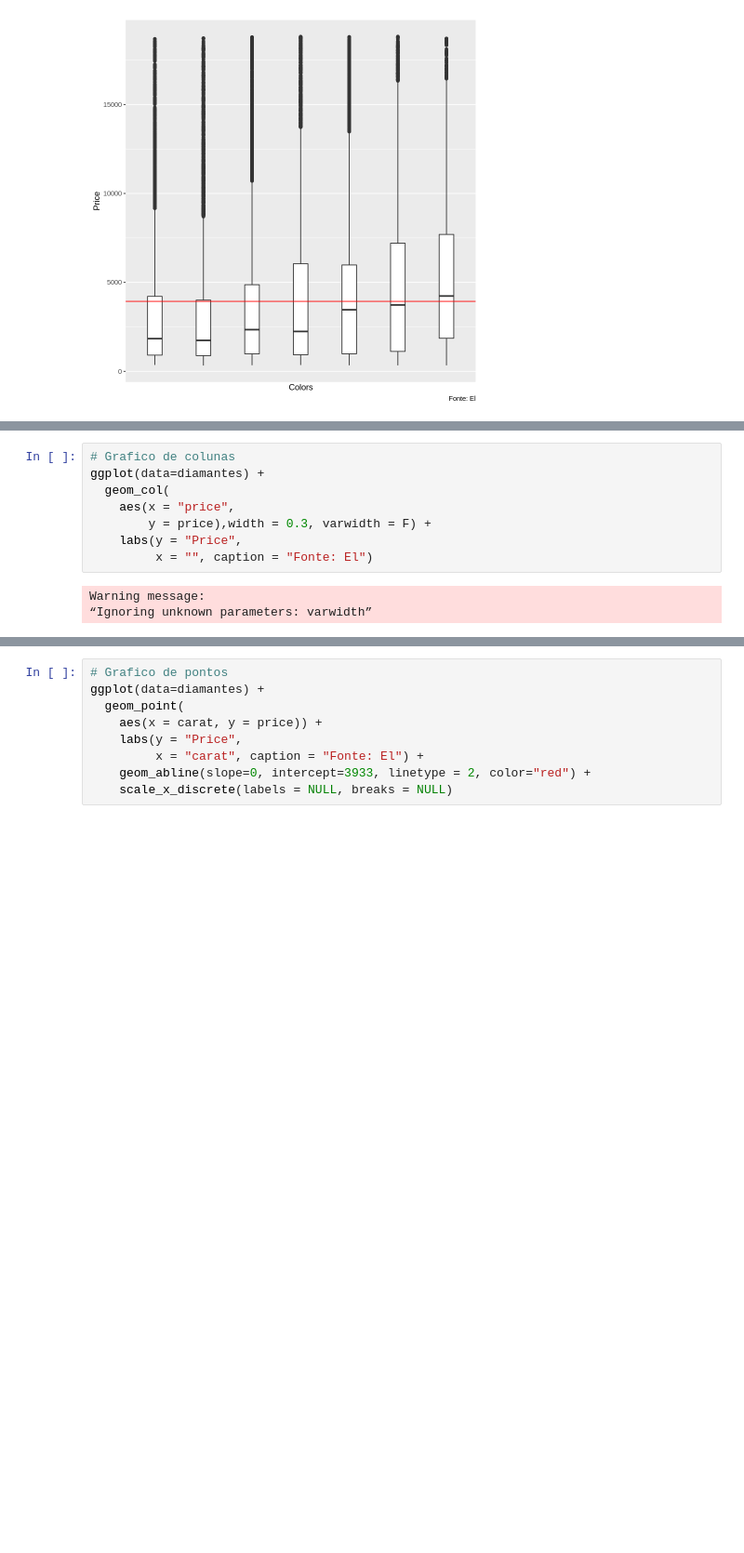
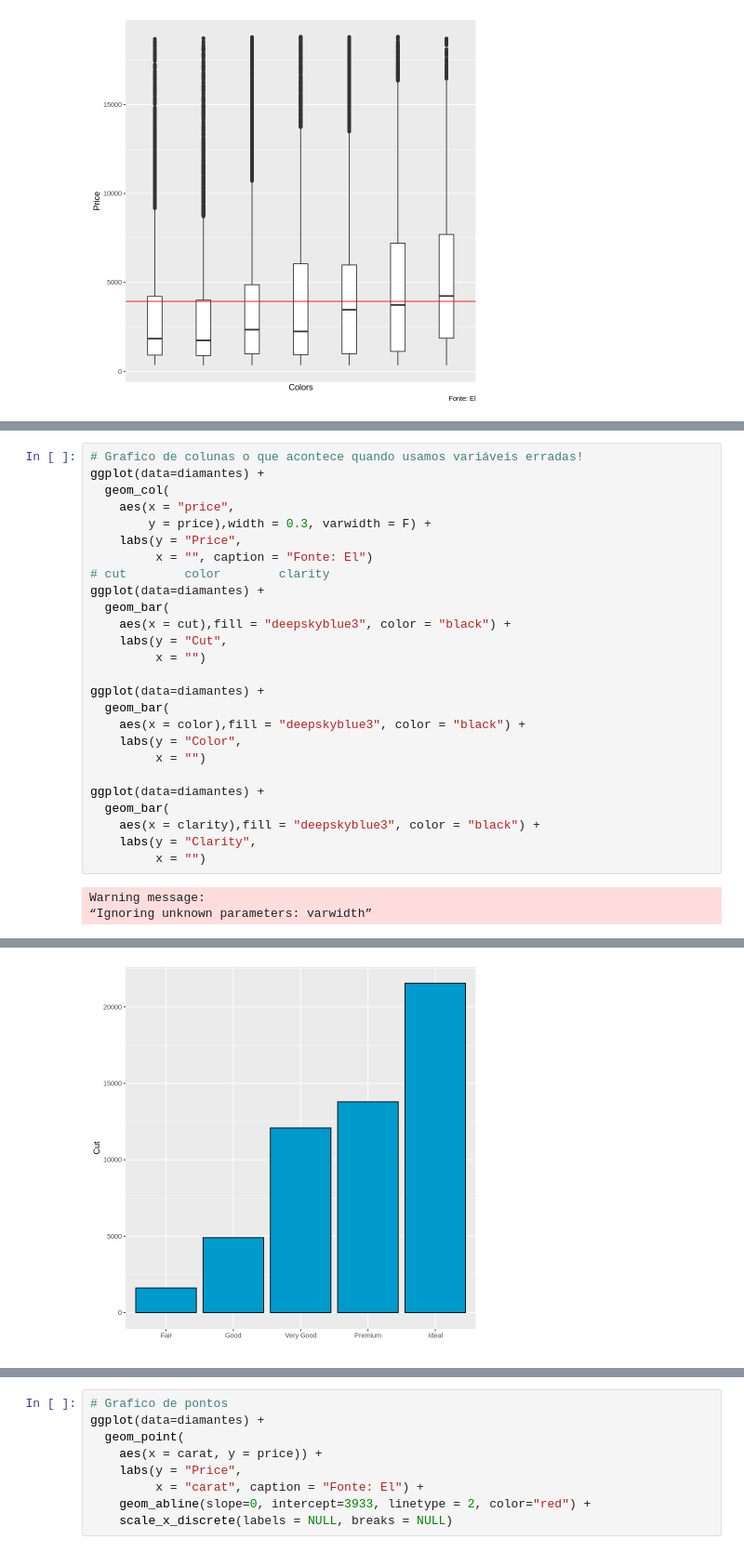
Before and after one commit to BrunaKrasotaMatos/An-liseEstat-stica, a Jupyter notebook: Trilha3/Trilha3.ipynb, the cells around one changed output, grey strips where cells are left out. Shown at 93% size. Cells and saved outputs as stored; diff of their text form; blank space fills up the shorter version.

```diff
--- a/Trilha3/Trilha3.ipynb
+++ b/Trilha3/Trilha3.ipynb
@@ -207,12 +206,31 @@ ggplot(data=diamantes) +
 # %%
-# Grafico de colunas
+# Grafico de colunas o que acontece quando usamos variáveis erradas!
 ggplot(data=diamantes) +
   geom_col(
     aes(x = "price",
         y = price),width = 0.3, varwidth = F) +
     labs(y = "Price",
          x = "", caption = "Fonte: El")
+# cut        color        clarity
+ggplot(data=diamantes) +
+  geom_bar(
+    aes(x = cut),fill = "deepskyblue3", color = "black") +
+    labs(y = "Cut",
+         x = "")
+
+ggplot(data=diamantes) +
+  geom_bar(
+    aes(x = color),fill = "deepskyblue3", color = "black") +
+    labs(y = "Color",
+         x = "")
+
+ggplot(data=diamantes) +
+  geom_bar(
+    aes(x = clarity),fill = "deepskyblue3", color = "black") +
+    labs(y = "Clarity",
+         x = "")
 # %% [output]
 Warning message:
 “Ignoring unknown parameters: varwidth”
 [figure]
+[figure, added]
```
Also changed, not shown: parts of 3 cells of this notebook.
